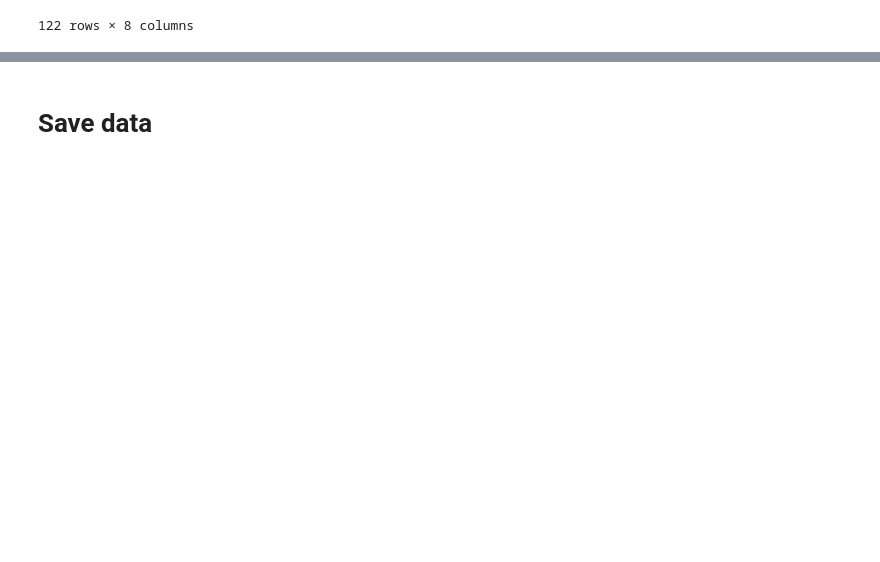
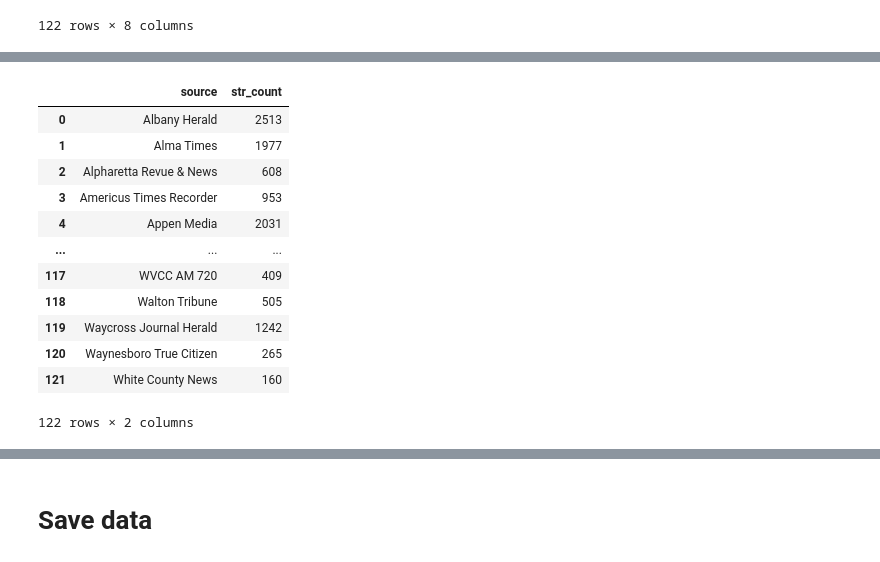
Before and after one commit to ykim71/EDA, a Jupyter notebook: CME_EDA.ipynb, the cells around one changed output, grey strips where cells are left out. Saved outputs shown, nothing was run; the diff lists cells and outputs as text; code cells hidden in the pictures; blank space fills up the shorter version.

```diff
--- a/CME_EDA.ipynb
+++ b/CME_EDA.ipynb
@@ -354,0 +357,2 @@ df_source_rndm1
+# %%
+df['str_count'] = df['article_text'].str.split().str.len()
@@ -354,0 +364,16 @@ df_source_rndm1
+# %%
+df.groupby('source')['str_count'].agg(sum).reset_index()
+# %% [output]
+|  | source | str_count |
+| 0 | Albany Herald | 2513 |
+| 1 | Alma Times | 1977 |
+| 2 | Alpharetta Revue & News | 608 |
+| 3 | Americus Times Recorder | 953 |
+| 4 | Appen Media | 2031 |
+| ... | ... | ... |
+| 117 | WVCC AM 720 | 409 |
+| 118 | Walton Tribune | 505 |
+| 119 | Waycross Journal Herald | 1242 |
+| 120 | Waynesboro True Citizen | 265 |
+| 121 | White County News | 160 |
+122 rows × 2 columns
```
Also changed, not shown: parts of 3 cells of this notebook.
